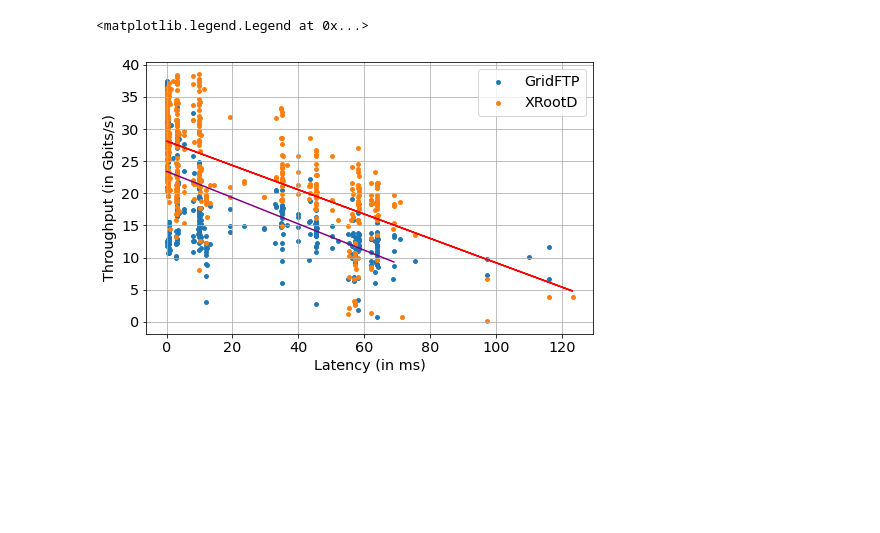
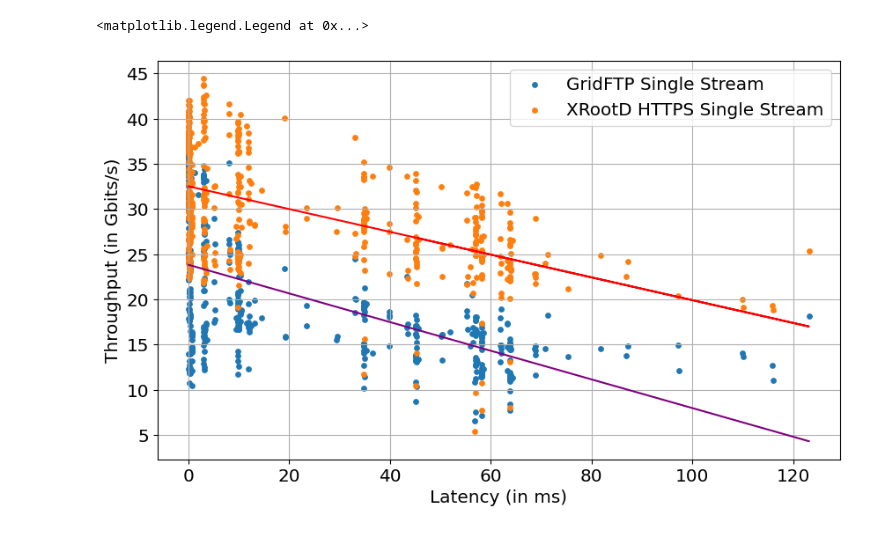
Before and after one commit to aaarora/throughput-latency, a Jupyter notebook: Correlation.ipynb, the cells around one changed output. Cells and saved outputs as stored; diff of their text form; code cells hidden in the pictures; blank space fills up the shorter version.

```diff
--- a/Correlation.ipynb
+++ b/Correlation.ipynb
@@ -6,14 +7,15 @@ from scipy import stats
 # %%
 # matplotlob params
 params = {'legend.fontsize': 'x-large',
-          'figure.figsize': (8, 5),
+          'figure.dpi': 100,
+          'figure.figsize': (10, 6),
           'axes.labelsize': 'x-large',
           'axes.titlesize':'x-large',
           'xtick.labelsize':'x-large',
           'ytick.labelsize':'x-large'}
 plt.rcParams.update(params)
 # %%
-with open('xrootd-8-dataPoints.txt','rb') as f2:
+with open('./dataPoints/run4/xrootd-dataPoints.txt','rb') as f2:
     xrootd_data = pickle.load(f2)
 xrootd_dataArray = np.array(xrootd_data)
 xrootd_x = xrootd_dataArray[:,0]
@@ -69,10 +71,10 @@ ax.plot(xrootds_x, xrootds_m*xrootds_x+xrootds_b,color='red')
 # %%
-with open('./gridftp-8-dataPoints.txt','rb') as f1:
+with open('./dataPoints/run4/gridftp-dataPoints.txt','rb') as f1:
     gftp_data = pickle.load(f1)
 gftp_dataArray = np.array(gftp_data)
 gftp_dataArray = gftp_dataArray[gftp_dataArray[:,0].argsort()]
-gftp_x = gftp_dataArray[:,0][(gftp_dataArray[:,1] > 10) | (gftp_dataArray[:,0] > 10)]
-gftp_y = gftp_dataArray[:,1][(gftp_dataArray[:,1] > 10) | (gftp_dataArray[:,0] > 10)]
+gftp_x = gftp_dataArray[:,0]
+gftp_y = gftp_dataArray[:,1]
 
 gftp_m, gftp_b, gftp_r, gftp_p, gftp_stderr = stats.linregress(gftp_x, gftp_y)
 
@@ -96,0 +99,25 @@ ax.plot(gftp_x, gftp_m*gftp_x+gftp_b,color='red')
+# %%
+with open('./dataPoints/run4/gridftp-dataPoints-single.txt','rb') as f1:
+    gftp_singledata = pickle.load(f1)
+gftp_singledataArray = np.array(gftp_singledata)
+gftp_singledataArray = gftp_singledataArray[gftp_singledataArray[:,0].argsort()]
+gftp_singlex = gftp_singledataArray[:,0]
+gftp_singley = gftp_singledataArray[:,1]
+
+gftp_singlem, gftp_singleb, gftp_singler, gftp_singlep, gftp_singlestderr = stats.linregress(gftp_singlex, gftp_singley)
+
+fig, ax = plt.subplots()
+textstr = '\n'.join((
+rf'$m = {round(gftp_singlem,2)}$',
+rf'$b = {round(gftp_singleb,2)}$',
+rf'$r = {round(gftp_singler,2)}$'))
+
+props = dict(boxstyle='round', facecolor='wheat', alpha=0.5)
+ax.text(0.8, 0.95, textstr, transform=ax.transAxes, fontsize=14,
+        verticalalignment='top', bbox=props)
+ax.set_title('GridFTP Single Stream Throughput vs Latency')
+ax.set_xlabel('Latency (in ms)')
+ax.set_ylabel('Throughput (in Gbits/s)')
+ax.grid(True, which='both')
+ax.scatter(gftp_singlex,gftp_singley,s=15)
+ax.plot(gftp_singlex, gftp_singlem*gftp_singlex+gftp_singleb,color='red')
@@ -97,13 +158,13 @@ ax.plot(gftp_x, gftp_m*gftp_x+gftp_b,color='red')
 # %%
 fig, ax = plt.subplots()
 ax.set_xlabel('Latency (in ms)')
 ax.set_ylabel('Throughput (in Gbits/s)')
 ax.grid(True, which='both')
-ax.scatter(gftp_x,gftp_y,s=15,label='GridFTP')
-ax.plot(gftp_x[0:-10], gftp_m*gftp_x[0:-10]+gftp_b,color='purple')
-ax.scatter(xrootd_x,xrootd_y,s=15,label='XRootD')
-ax.plot(xrootd_x, xrootd_m*xrootd_x+xrootd_b,color='red')
+ax.scatter(gftp_singlex,gftp_singley,s=15,label='GridFTP Single Stream')
+ax.plot(gftp_singlex, gftp_singlem*gftp_singlex+gftp_singleb,color='purple')
+ax.scatter(xrootd_single_x,xrootd_single_y,s=15,label='XRootD HTTPS Single Stream')
+ax.plot(xrootd_single_x,xrootd_single_m*xrootd_single_x+xrootd_single_b,color='red')
 ax.legend()
 # %% [output]
 <matplotlib.legend.Legend at 0x...>
-[figure, old version]
+[figure, new version]
```
Also changed, not shown: parts of 10 cells of this notebook.
